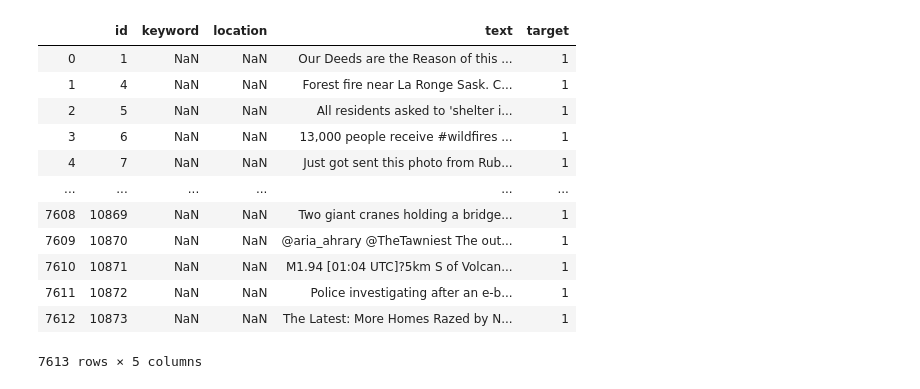
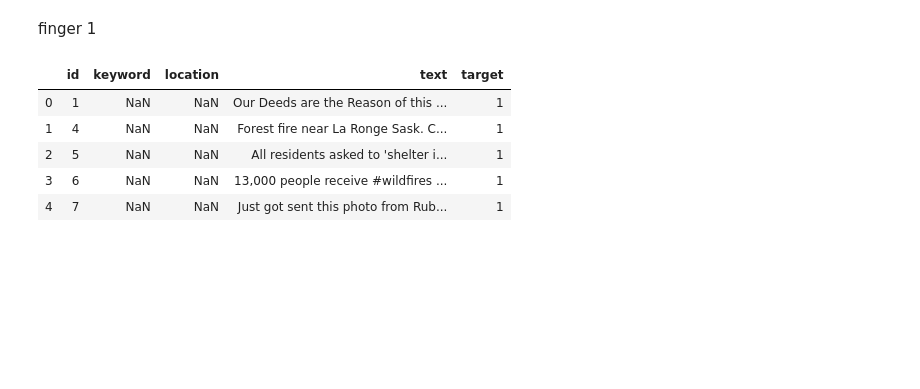
Before and after one commit to cessar5/7506_20201C, a Jupyter notebook: finger1.ipynb, the cells around one changed output. Cells and saved outputs as stored; diff of their text form; code cells hidden in the pictures; blank space fills up the shorter version.

```diff
--- a/finger1.ipynb
+++ b/finger1.ipynb
@@ -1,3 +1,5 @@
+# %% [markdown]
+<font size="+10" style="font-family:serif; page-break-after=auto;" >finger 1</font>
 # %%
 import pandas as pd
 import numpy as np
@@ -17,18 +13,11 @@ from wordcloud import WordCloud,STOPWORDS
 # %%
 dfTweets = pd.read_csv('../data/train.csv')
 # %%
-dfTweets
+dfTweets.head()
 # %% [output]
 |  | id | keyword | location | text | target |
 | 0 | 1 | NaN | NaN | Our Deeds are the Reason of this ... | 1 |
 | 1 | 4 | NaN | NaN | Forest fire near La Ronge Sask. C... | 1 |
 | 2 | 5 | NaN | NaN | All residents asked to 'shelter i... | 1 |
 | 3 | 6 | NaN | NaN | 13,000 people receive #wildfires ... | 1 |
 | 4 | 7 | NaN | NaN | Just got sent this photo from Rub... | 1 |
-| ... | ... | ... | ... | ... | ... |
-| 7608 | 10869 | NaN | NaN | Two giant cranes holding a bridge... | 1 |
-| 7609 | 10870 | NaN | NaN | @aria_ahrary @TheTawniest The out... | 1 |
-| 7610 | 10871 | NaN | NaN | M1.94 [01:04 UTC]?5km S of Volcan... | 1 |
-| 7611 | 10872 | NaN | NaN | Police investigating after an e-b... | 1 |
-| 7612 | 10873 | NaN | NaN | The Latest: More Homes Razed by N... | 1 |
-7613 rows × 5 columns
```
Also changed, not shown: parts of 15 cells of this notebook.
